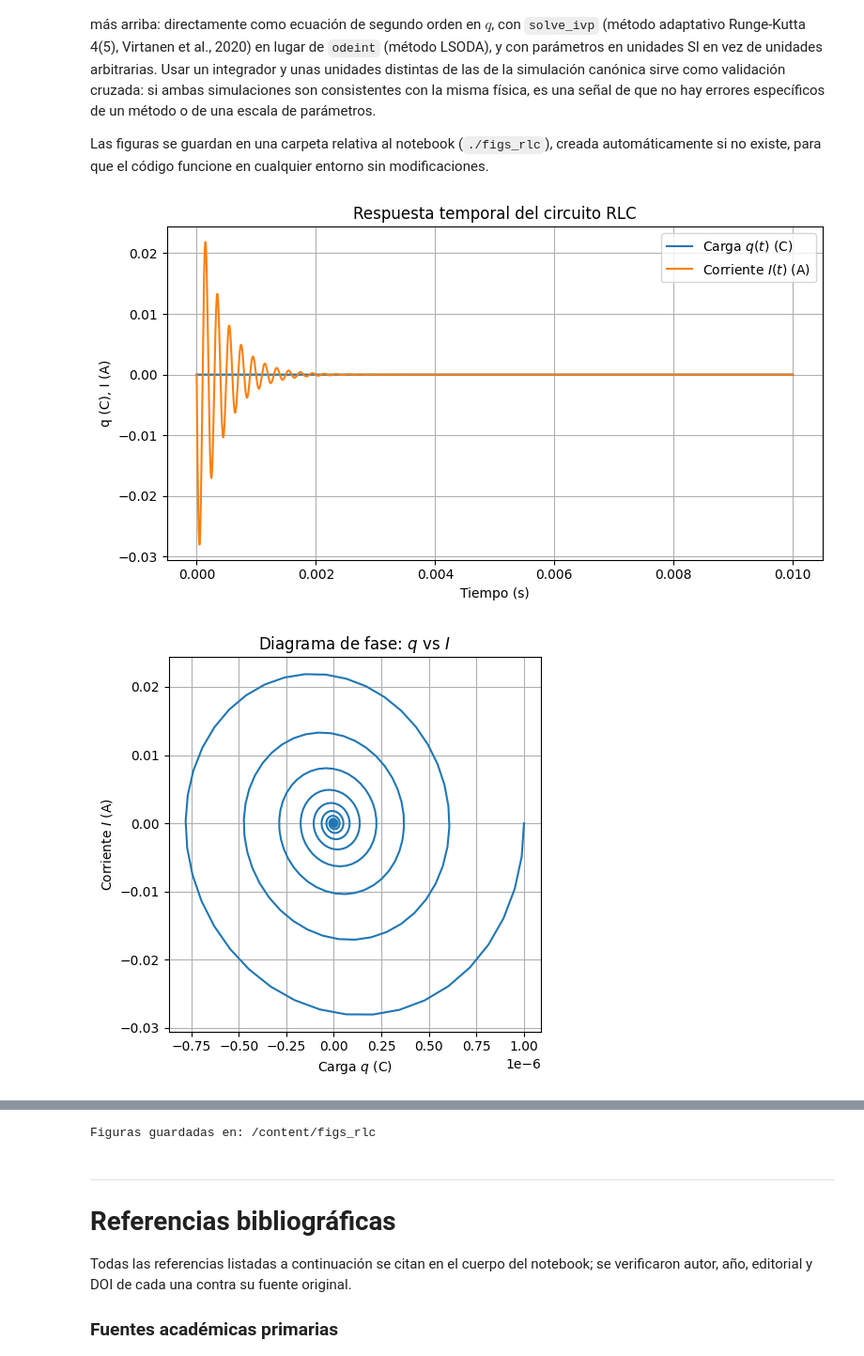
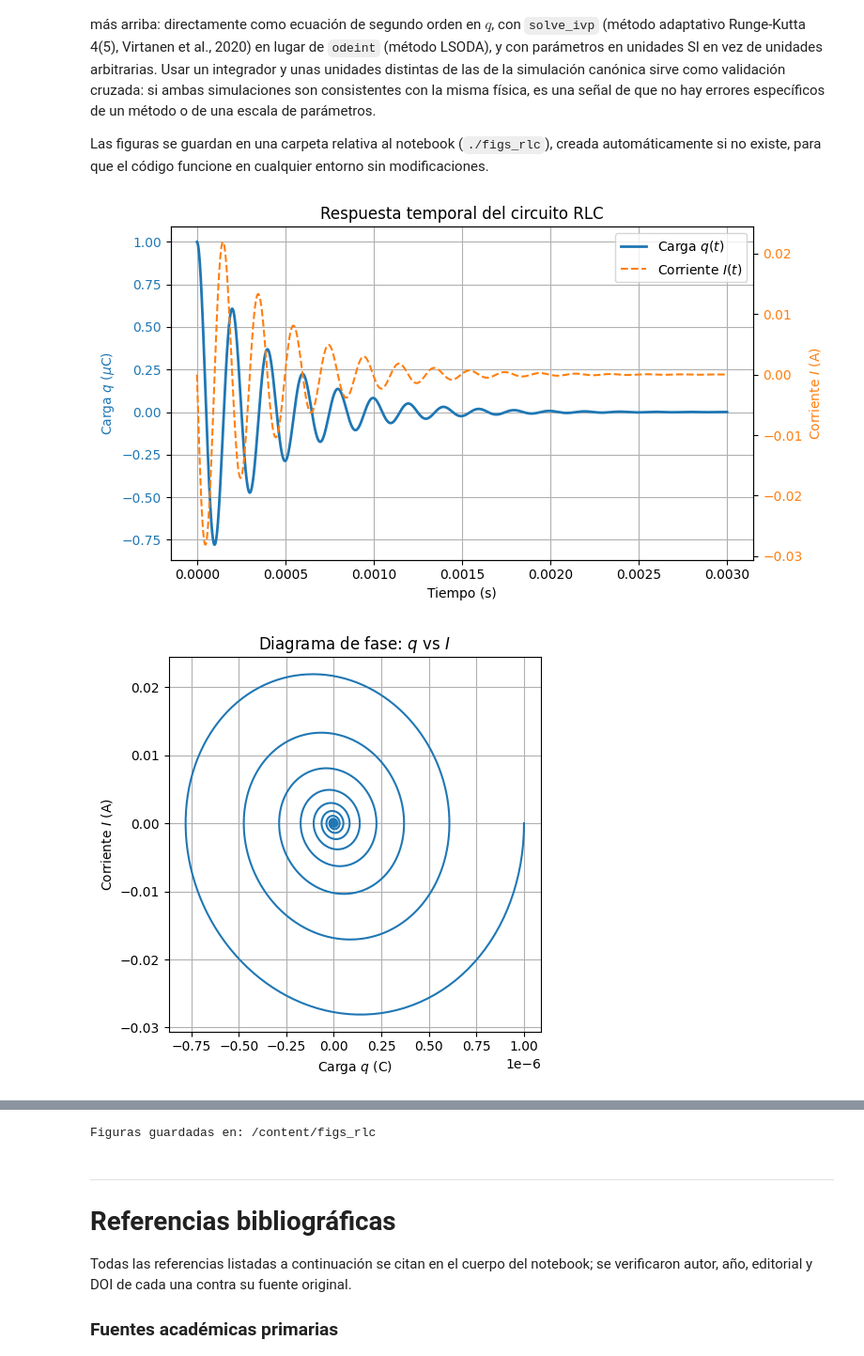
Before and after one commit to cristianvergara0/ComputationalPhysics_UdeA, a Jupyter notebook: Theoretical Mechanics II/lagrangian_hamiltonian_formulations_for_electrical_circuit_analysis.ipynb, the cells around one changed output, grey strips where cells are left out. Shown at 94% size. Saved outputs shown, nothing was run; the diff lists cells and outputs as text; code cells hidden in the pictures.

```diff
--- a/Theoretical Mechanics II/lagrangian_hamiltonian_formulations_for_electrical_circuit_analysis.ipynb
+++ b/Theoretical Mechanics II/lagrangian_hamiltonian_formulations_for_electrical_circuit_analysis.ipynb
@@ -401,11 +412,14 @@ q0 = 1e-6  # carga inicial, en coulombs
 I0 = 0.0   # corriente inicial, en amperes (dq/dt)
 y0 = [q0, I0]
 
-t_span = (0.0, 0.01)
+# La envolvente de decaimiento tiene constante de tiempo 2L/R = 4e-4 s. Una ventana
+# de 0.003 s cubre unas 7-8 constantes de tiempo (~15 periodos de oscilación), lo
+# suficiente para mostrar el transiente completo sin una cola plana ya extinguida.
+t_span = (0.0, 0.003)
 t_eval = np.linspace(t_span[0], t_span[1], 2000)
 
 # rtol/atol se fijan explícitamente y por debajo de la tolerancia por defecto de
-# solve_ivp porque las escalas SI (microcoulombs, microhenrys) son mucho más
+# solve_ivp porque las escalas SI (microcoulombs, milihenrios) son mucho más
 # pequeñas que las unidades arbitrarias de la simulación anterior.
 sol = solve_ivp(rlc_rhs, t_span, y0, args=(L, C, R), t_eval=t_eval, rtol=1e-8, atol=1e-10)
 
@@ -421,43 +435,59 @@ import os
 outdir = "figs_rlc"
 os.makedirs(outdir, exist_ok=True)
 
-# Figura 1: q(t) e I(t)
-plt.figure(figsize=(8, 4.5))
-plt.plot(t, q, label='Carga $q(t)$ (C)')
-plt.plot(t, I, label='Corriente $I(t)$ (A)')
-plt.xlabel('Tiempo (s)')
-plt.ylabel('q (C), I (A)')
+# Figura 1: q(t) e I(t). En unidades SI ambas magnitudes difieren en varios
+# ordenes de magnitud (microcoulombs frente a amperes), asi que se usan dos
+# ejes verticales independientes; de lo contrario, q(t) resultaria invisible
+# junto a I(t) en un unico eje lineal compartido.
+fig, ax_q = plt.subplots(figsize=(8, 4.5))
+color_q, color_I = '#1f77b4', '#ff7f0e'
+
+ax_q.plot(t, q * 1e6, color=color_q, lw=2, label='Carga $q(t)$')
+ax_q.set_xlabel('Tiempo (s)')
+ax_q.set_ylabel(r'Carga $q$ ($\mu$C)', color=color_q)
+ax_q.tick_params(axis='y', labelcolor=color_q)
+ax_q.grid(True)
+
+ax_I = ax_q.twinx()
+ax_I.plot(t, I, color=color_I, lw=1.5, linestyle='--', label='Corriente $I(t)$')
+ax_I.set_ylabel('Corriente $I$ (A)', color=color_I)
+ax_I.tick_params(axis='y', labelcolor=color_I)
+
+lineas_q, etiquetas_q = ax_q.get_legend_handles_labels()
+lineas_I, etiquetas_I = ax_I.get_legend_handles_labels()
+ax_q.legend(lineas_q + lineas_I, etiquetas_q + etiquetas_I, loc='upper right')
+
 plt.title('Respuesta temporal del circuito RLC')
-plt.legend()
-plt.grid(True)
 plt.tight_layout()
 plt.savefig(os.path.join(outdir, "rlc_q_I.png"), dpi=200)
 plt.show()
 
-# Figura 2: diagrama de fase q vs I
+# Figura 2: diagrama de fase q vs I. Aqui cada eje conserva su propia escala
+# automatica, asi que la diferencia de ordenes de magnitud entre q e I no
+# afecta la legibilidad de la trayectoria en espiral.
 plt.figure(figsize=(5, 5))
 plt.plot(q, I)
 plt.xlabel('Carga $q$ (C)')
 plt.ylabel('Corriente $I$ (A)')
 plt.title('Diagrama de fase: $q$ vs $I$')
 plt.grid(True)
 plt.tight_layout()
 plt.savefig(os.path.join(outdir, "rlc_phase_qI.png"), dpi=200)
 plt.show()
 
-# Figura 3: energía total (hamiltoniano estimado) y su decaimiento
+# Figura 3: energia total (hamiltoniano estimado) y su decaimiento
 H = 0.5 * L * I**2 + 0.5 * q**2 / C
 plt.figure(figsize=(8, 4.5))
 plt.plot(t, H)
 plt.xlabel('Tiempo (s)')
 plt.ylabel('Energía (J)')
 plt.title('Energía total estimada (Hamiltoniano) y disipación')
 plt.grid(True)
 plt.tight_layout()
 plt.savefig(os.path.join(outdir, "rlc_energy.png"), dpi=200)
 plt.show()
 
 print(f"Figuras guardadas en: {os.path.abspath(outdir)}")
 # %% [output]
-[figure, old version]
+[figure, new version]
 [figure]
```
Also changed, not shown: parts of 3 cells of this notebook, 1 other file.
